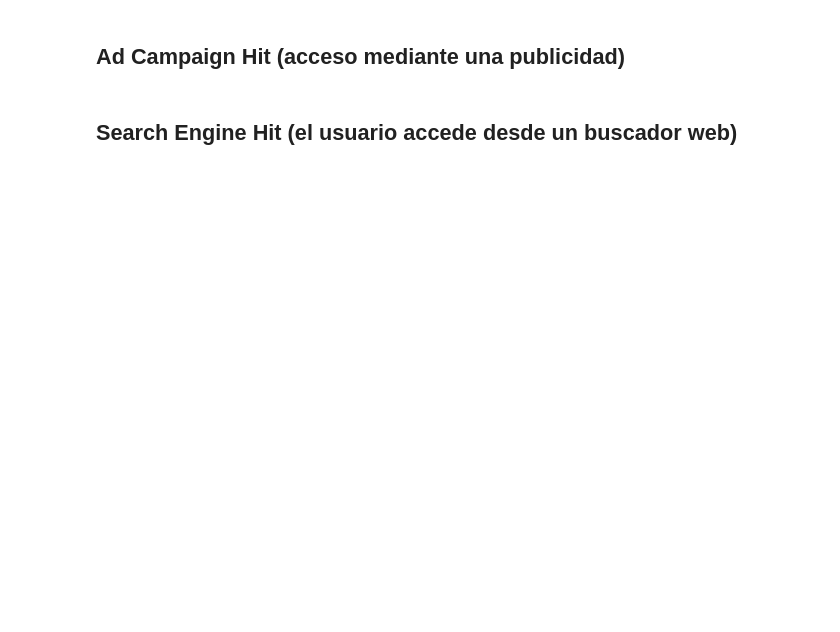
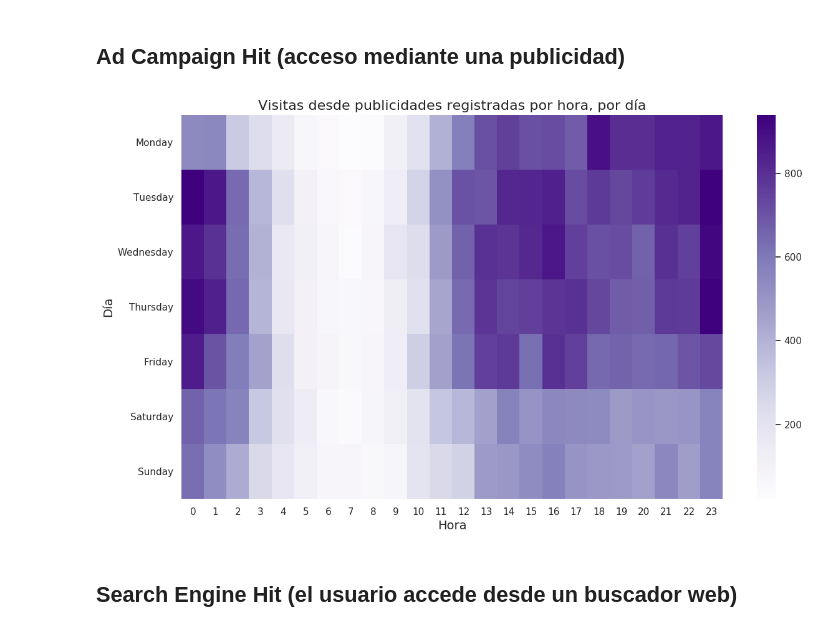
Before and after one commit to ndvazquez/7506-OrganizacionDeDatos, a Jupyter notebook: Eventos en el tiempo.ipynb, the cells around one changed output. Cells and saved outputs as stored; diff of their text form; code cells hidden in the pictures; blank space fills up the shorter version.

```diff
--- a/Eventos en el tiempo.ipynb
+++ b/Eventos en el tiempo.ipynb
@@ -69,9 +84,11 @@ plt.show()
 visitas_publicidad = eventos_df.loc[eventos_df['event'] == 'ad campaign hit', :]
 _heatmap = visitas_publicidad.pivot_table(index='weekday', columns='hour', values='event', aggfunc='count')
 # %%
-plt.figure(figsize=[10,4])
+plt.figure(figsize=[14,8])
 g = crear_grafico_heatmap(_heatmap, 'Purples', 'Visitas desde publicidades registradas por hora, por día')
 plt.show()
+# %% [output]
+[figure, added]
 # %% [markdown]
 ## Search Engine Hit (el usuario accede desde un buscador web)
 # %%
```
Also changed, not shown: parts of 7 cells of this notebook.
